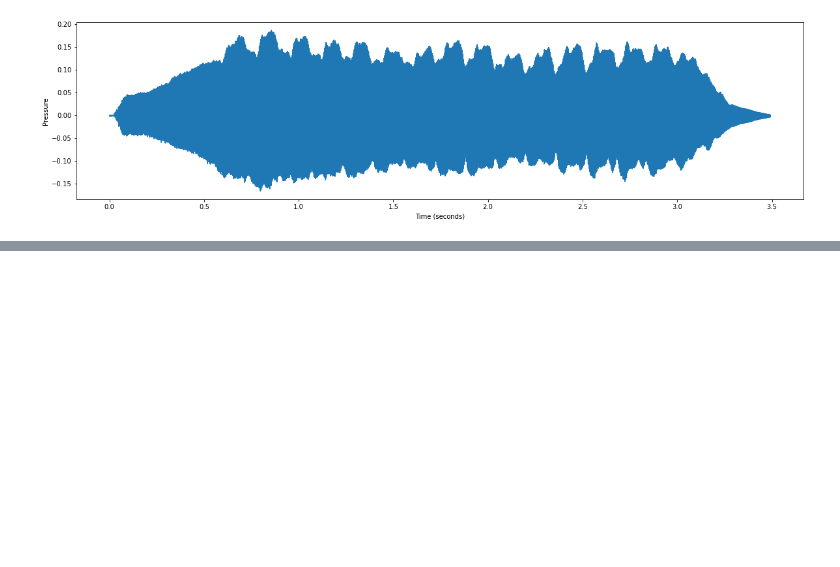
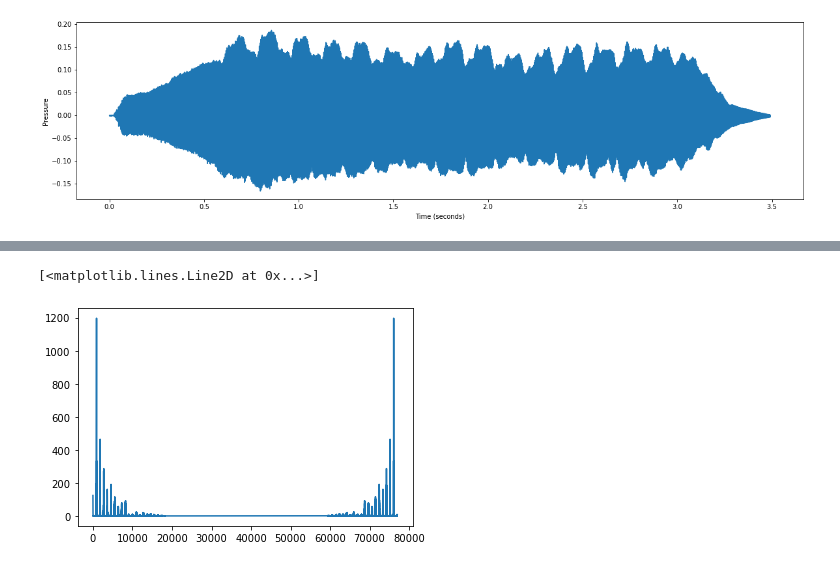
Before and after one commit to Rathees-Koneswarann/matplotlib-signal-analisis, a Jupyter notebook: violin-sound-process.ipynb, the cells around one changed output, grey strips where cells are left out. Cells and saved outputs as stored; diff of their text form; code cells hidden in the pictures; blank space fills up the shorter version.

Commit message:
Plot the fouriesr transform

```diff
--- a/violin-sound-process.ipynb
+++ b/violin-sound-process.ipynb
@@ -39,3 +39,9 @@ Text(0, 0.5, 'Pressure')
 ipd.Audio(x ,rate = sr)
 # %% [output]
 [interactive output not drawn]
+# %%
+y = np.fft.fft(x)
+print(type(y))
+print(len(y))
+#print the array of complex numbers
+print(y[0:10])
@@ -41,0 +56,6 @@ ipd.Audio(x ,rate = sr)
+# %%
+# plot the absolute value
+plt.plot(np.abs(y))
+# %% [output]
+[<matplotlib.lines.Line2D at 0x...>]
+[figure, added]
```
Also changed, not shown: parts of 1 cell of this notebook.
